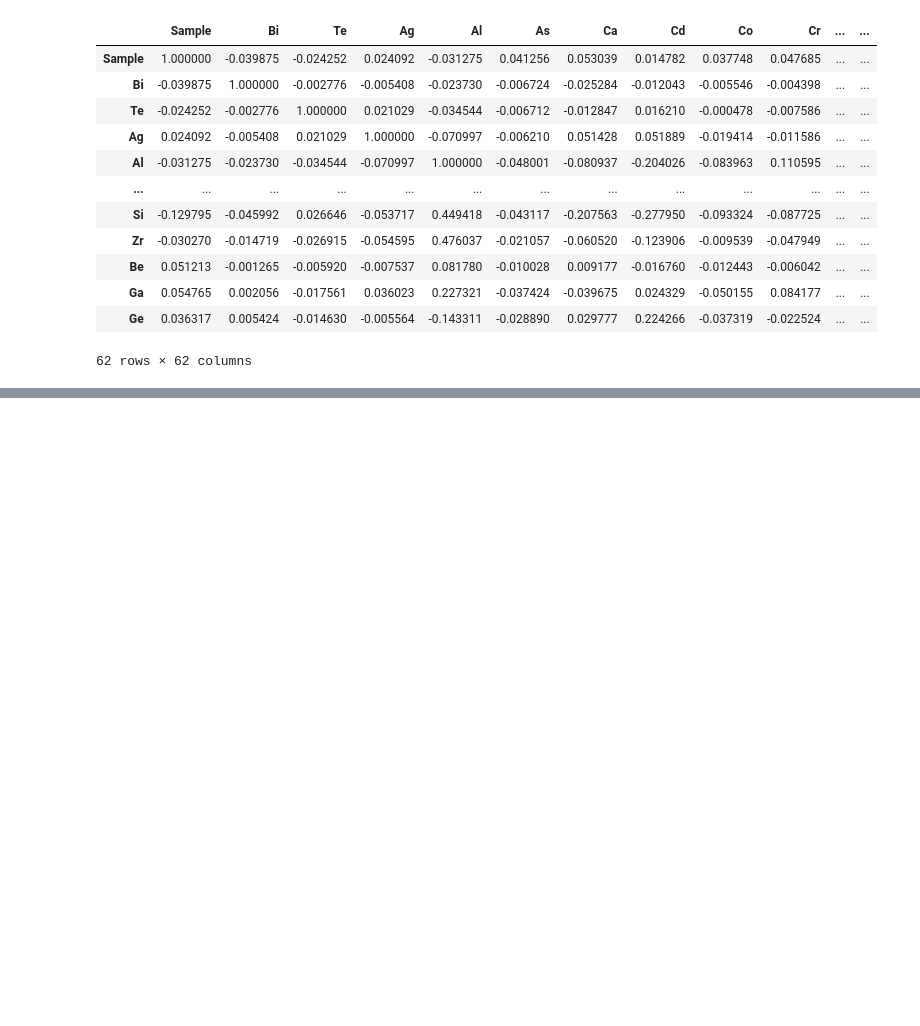
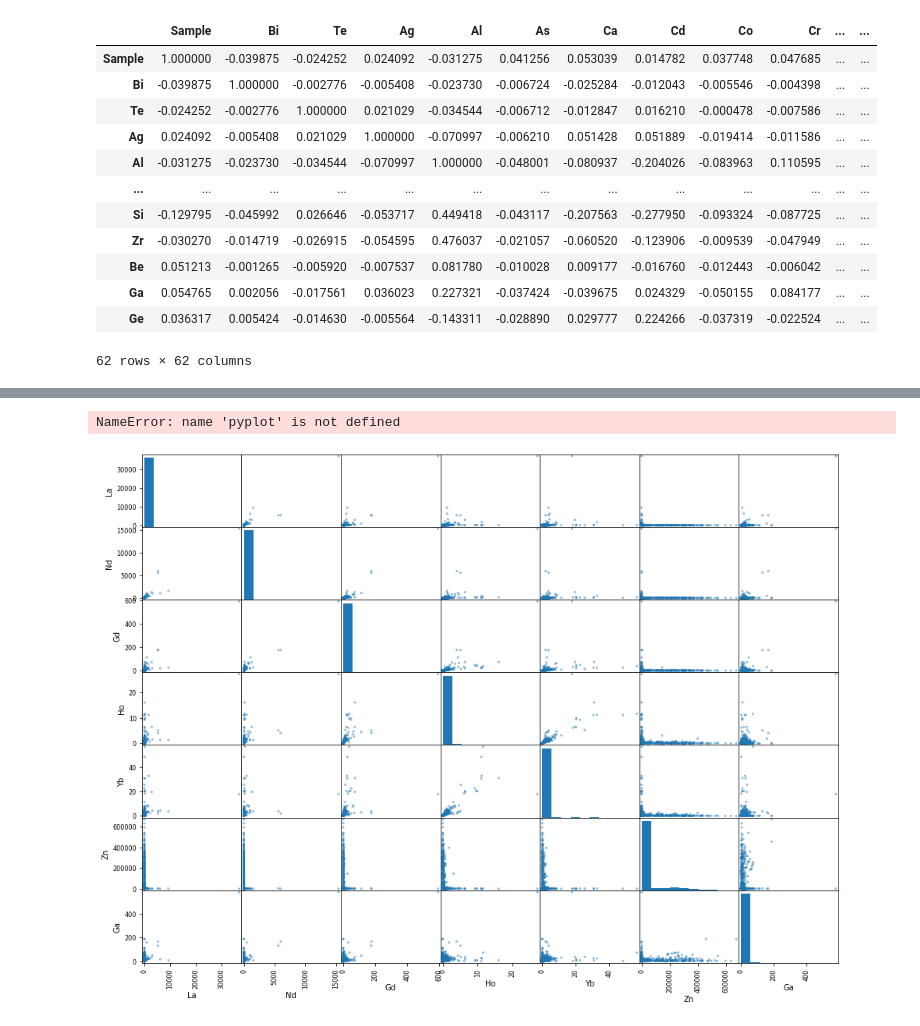
Before and after one commit to franticOreo/CriticalMinerals, a Jupyter notebook: asher/Oznaca EDA.ipynb, the cells around one changed output, grey strips where cells are left out. Cells and saved outputs as stored; diff of their text form; code cells hidden in the pictures; blank space fills up the shorter version.

```diff
--- a/asher/Oznaca EDA.ipynb
+++ b/asher/Oznaca EDA.ipynb
@@ -103,0 +113,3 @@ cor
+# %%
+df1 = df.loc[:,['La', 'Nd', 'Gd', 'Ho','Yb','Zn', 'Ga']]
+df1.head()
@@ -103,0 +123,7 @@ cor
+# %%
+from pandas.plotting import scatter_matrix
+scatter_matrix(df1, figsize=(16,12))
+pyplot.show()
+# %% [output]
+NameError: name 'pyplot' is not defined
+[figure, added]
```
Also changed, not shown: parts of 12 cells of this notebook.
